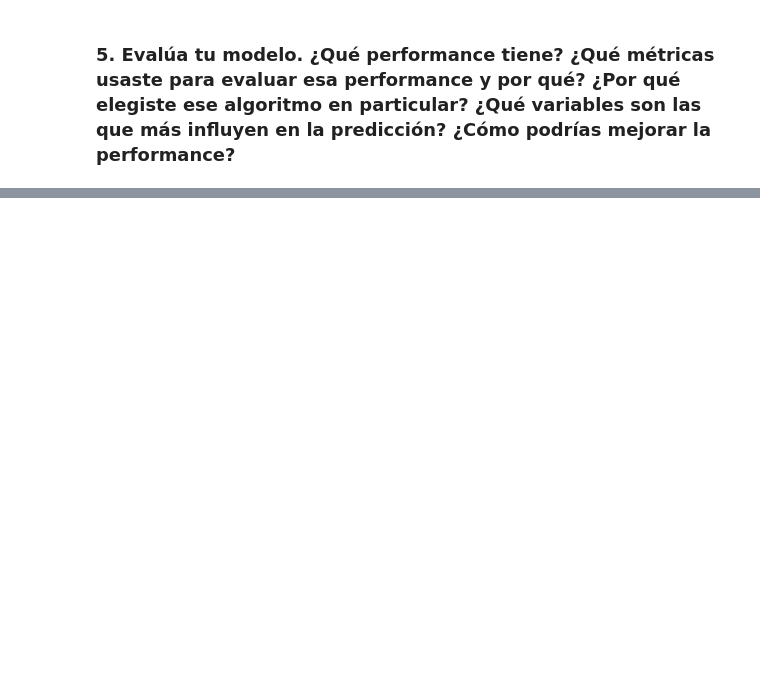
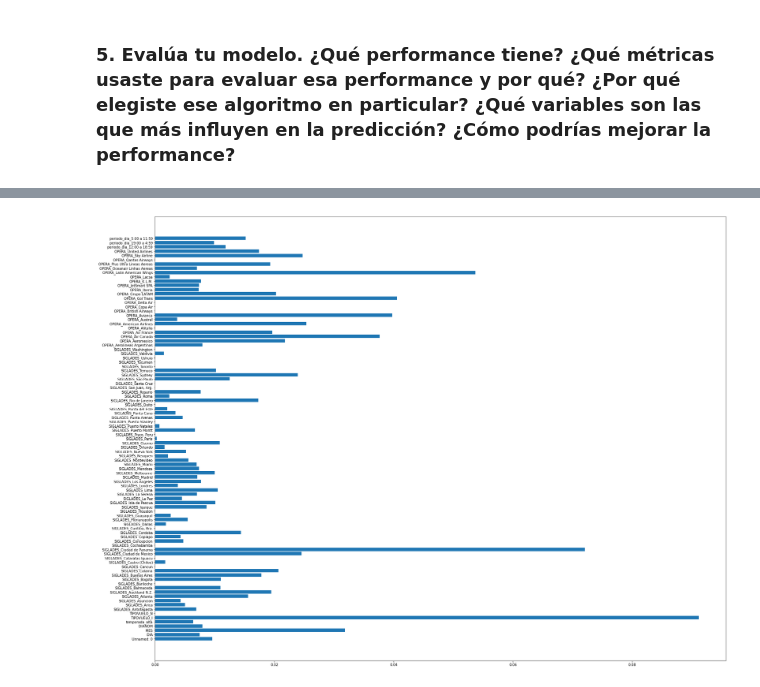
Before and after one commit to murzua7/flight-delays-cl, a Jupyter notebook: solution.ipynb, the cells around one changed output, grey strips where cells are left out. Cells and saved outputs as stored; diff of their text form; code cells hidden in the pictures; blank space fills up the shorter version.

```diff
--- a/solution.ipynb
+++ b/solution.ipynb
@@ -94,0 +580,10 @@ print(dataset_SCL)
+# %%
+dataset_SCL_Features = dataset[:]
+# %%
+# Split de data
+
+X = dataset_SCL_Features # Features
+y = dataset_SCL.atraso_15 # Target variable
+
+# Split dataset into training set and test set
+X_train, X_test, y_train, y_test = train_test_split(X, y, test_size=0.2, random_state=1) # 70% training and 30% test
@@ -94,0 +641,9 @@ print(dataset_SCL)
+# %%
+# XGBOOST
+from numpy import mean
+from sklearn.model_selection import cross_val_score
+from sklearn.model_selection import RepeatedStratifiedKFold
+from xgboost import XGBClassifier
+
+# define model
+model = XGBClassifier()
@@ -94,0 +659,12 @@ print(dataset_SCL)
+# %%
+# Train XGBOOST
+modelxgb = model.fit(X_train,y_train)
+
+#Prediction
+y_predxgb = model.predict(X_test)
+
+# Confusion Matrix
+print("Confusion Matrix:",metrics.confusion_matrix(y_test, y_predxgb))
+
+# Classification Report
+print("Classification Report:",metrics.classification_report(y_test,y_predxgb))
@@ -106,0 +767,12 @@ print(dataset_SCL)
+# %%
+# Feature Importance
+
+import matplotlib.pyplot as plt
+
+plt.figure(figsize=(30,24))
+
+fximportance = plt.barh(dataset_SCL_Features.columns, modelxgb.feature_importances_)
+
+plt.savefig('fximportance.pdf')
+# %% [output]
+[figure, added]
```
Also changed, not shown: parts of 28 cells of this notebook, 7 other files.
